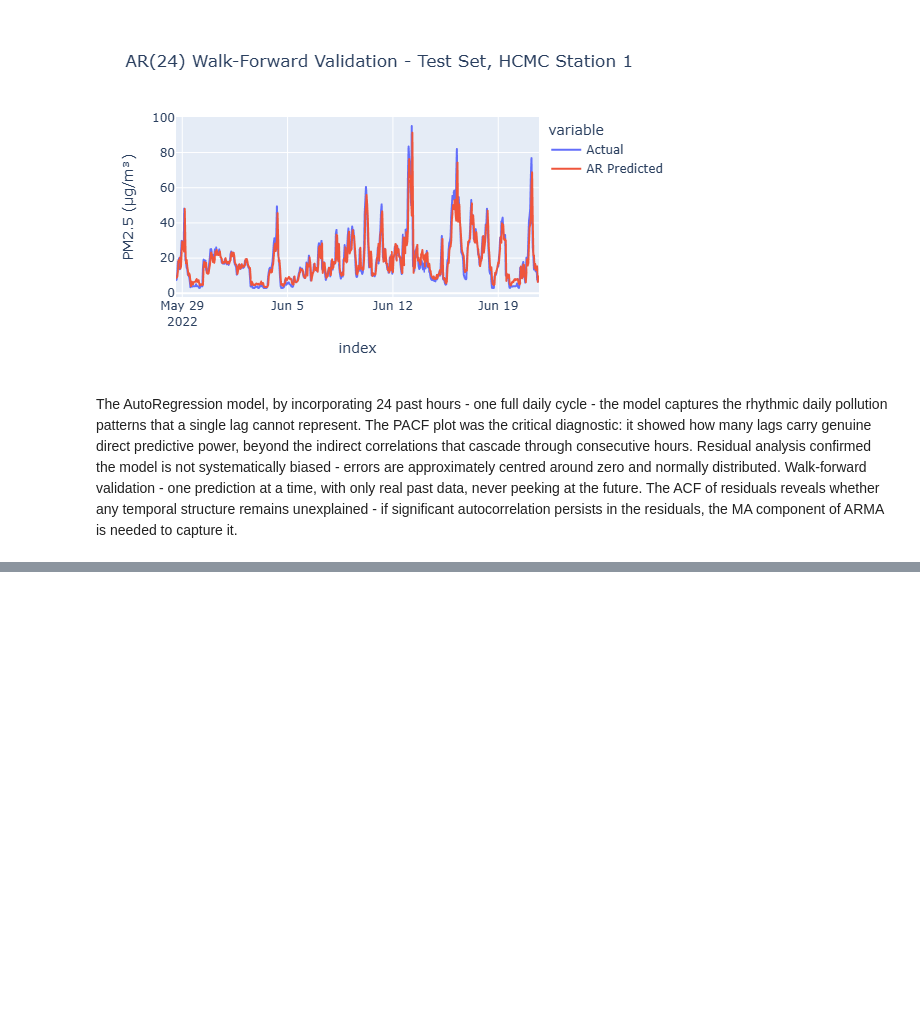
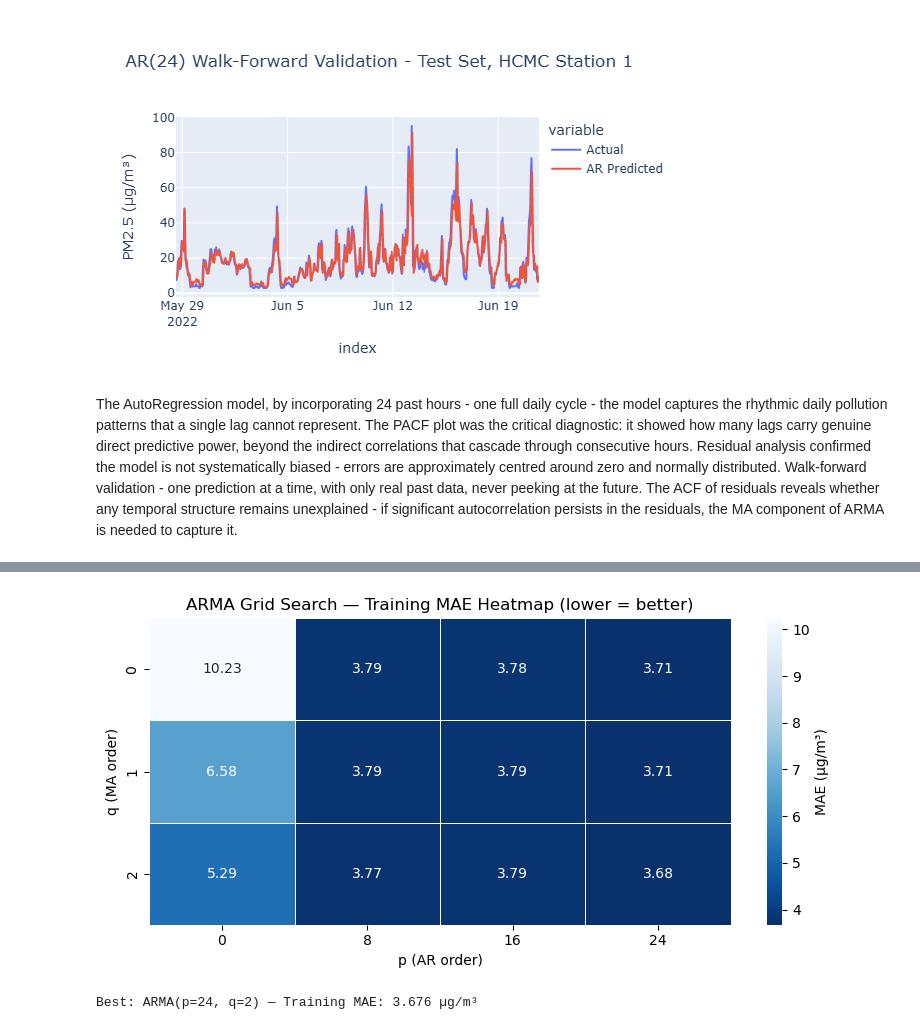
Before and after one commit to AJ-MH/Data-Science-Machine-Learning, a Jupyter notebook: hcmc-air-quality-forecasting/hcmc_air_quality_forecasting.ipynb, the cells around one changed output, grey strips where cells are left out. Cells and saved outputs as stored; diff of their text form; code cells hidden in the pictures; blank space fills up the shorter version.

```diff
--- a/hcmc-air-quality-forecasting/hcmc_air_quality_forecasting.ipynb
+++ b/hcmc-air-quality-forecasting/hcmc_air_quality_forecasting.ipynb
@@ -443,0 +489,19 @@ The AutoRegression model, by incorporating 24 past hours - one full daily cycle
+# %%
+# Grid search: train ARMA for each (p, q) combination
+p_params = range(0, 25, 8)
+q_params = range(0, 3, 1)
+
+mae_grid = dict()
+
+for p in p_params:
+    mae_grid[p] = list()
+    for q in q_params:
+        order = (p, 0, q)
+        start_time = time.time()
+        model = ARIMA(y_train_arma, order=order).fit()
+        elapsed = round(time.time() - start_time, 2)
+        print(f'Trained ARIMA{order} in {elapsed}s')
+        mae = mean_absolute_error(y_train_arma, model.predict())
+        mae_grid[p].append(mae)
+
+print('\nGrid search complete.')
@@ -443,0 +526,22 @@ The AutoRegression model, by incorporating 24 past hours - one full daily cycle
+# %%
+# MAE grid as DataFrame and heatmap
+mae_df = pd.DataFrame(mae_grid, index=list(q_params))
+mae_df.index.name = 'q'
+mae_df.columns.name = 'p'
+
+plt.figure(figsize=(8, 4))
+sns.heatmap(mae_df, annot=True, fmt='.2f', cmap='Blues_r',
+            linewidths=0.5, cbar_kws={'label': 'MAE (µg/m³)'})
+plt.xlabel('p (AR order)')
+plt.ylabel('q (MA order)')
+plt.title('ARMA Grid Search — Training MAE Heatmap (lower = better)')
+plt.tight_layout()
+plt.show()
+
+# Identify best (p, q)
+best_q = mae_df.min(axis=1).idxmin()
+best_p = mae_df.loc[best_q].idxmin()
+print(f'Best: ARMA(p={best_p}, q={best_q}) — Training MAE: {mae_df.loc[best_q, best_p]:.3f} µg/m³')
+# %% [output]
+[figure, added]
+Best: ARMA(p=24, q=2) — Training MAE: 3.676 µg/m³
```
Also changed, not shown: parts of 15 cells of this notebook.
